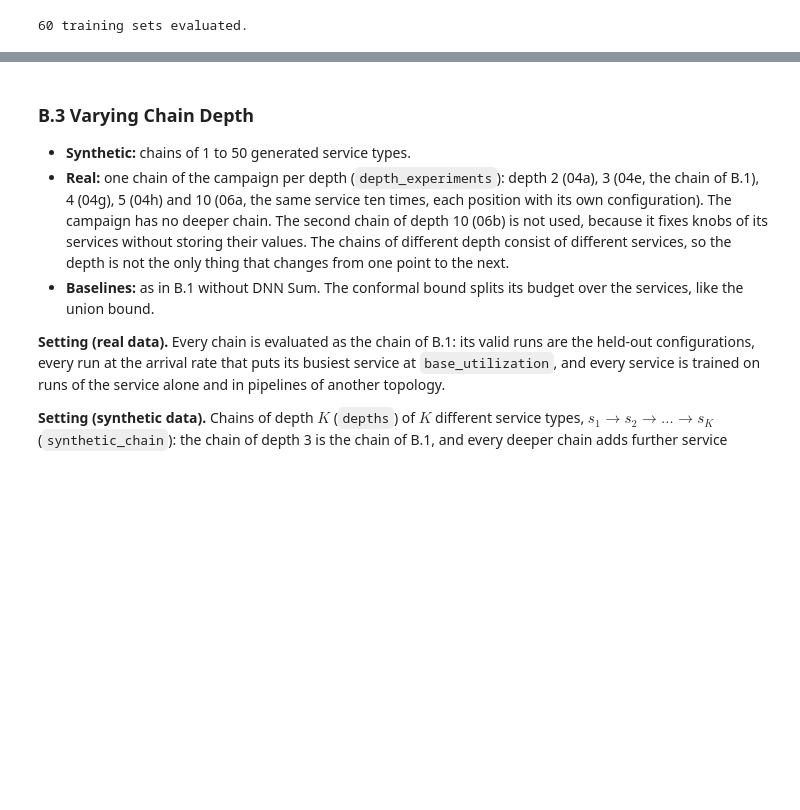
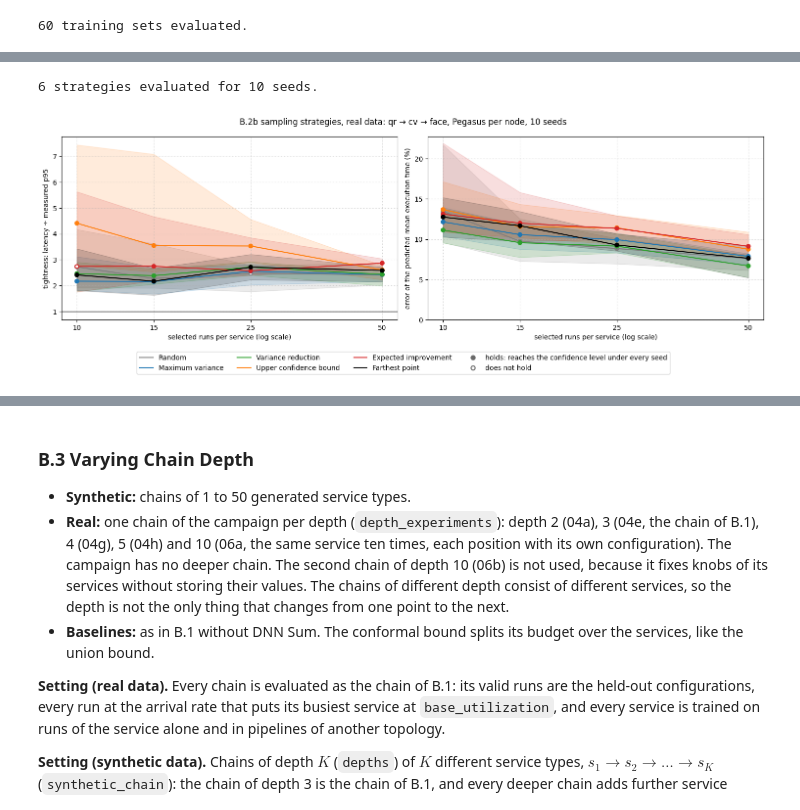
Before and after one commit to borissedlak/composable-autonomous-offerings, a Jupyter notebook: notebooks/tsc/2_evaluation.ipynb, the cells around one changed output, grey strips where cells are left out. Saved outputs shown, nothing was run; the diff lists cells and outputs as text; code cells hidden in the pictures; blank space fills up the shorter version.

```diff
--- a/notebooks/tsc/2_evaluation.ipynb
+++ b/notebooks/tsc/2_evaluation.ipynb
@@ -549,0 +673,31 @@ display(Markdown(
+# %%
+# B.2b, real data: every service selects its training runs one by one among its measured runs (real_exploration_results in
+# pegasus/exploration.py). This cell imports what it needs itself, so nothing above has to be run again.
+from pegasus.exploration import POOL_STRATEGIES, real_exploration_results
+
+explore_experiment = "04e-chain-qr-cv-face"   # the real chain of B.1
+real_bases = bases if data_source == "real" else {
+    s: load_chain_data("real", experiment=explore_experiment, utilization=0.5, level=1 - alpha, coverage_check=coverage_check, seed=[seed, s]) for s in seeds}
+pool_bounds, pool_truth = {}, {}                                                                    # (size, seed) -> strategy -> ("proposed", latency per held-out run) / truth
+pool_error = {strategy: np.empty((len(explore_sizes), len(seeds))) for strategy in POOL_STRATEGIES}   # relative error of the predicted mean
+with warnings.catch_warnings():
+    # with few runs the fitted GP hyperparameters often end at their bounds, and scikit-learn warns for every model
+    warnings.simplefilter("ignore", ConvergenceWarning)
+    for j, s in enumerate(seeds):
+        for strategy in POOL_STRATEGIES:
+            results = real_exploration_results(explore_experiment, real_bases[s], strategy, explore_sizes, n_initial, seed=[seed, s, 300], alpha=alpha,
+                                               confidence=confidence, model_seed=seed + s)
+            for i, size in enumerate(explore_sizes):
+                pool_bounds.setdefault((size, s), {})[strategy] = ("proposed", results[size][0])
+                pool_truth[(size, s)] = (real_bases[s].measured, real_bases[s].measured_low)
+                pool_error[strategy][i, j] = results[size][1]
+print(f"{len(POOL_STRATEGIES)} strategies evaluated for {len(seeds)} seeds.")
+# %% [output]
+6 strategies evaluated for 10 seeds.
+# %%
+pool_statistics = sweep_statistics(pool_bounds, pool_truth, explore_sizes, seeds, confidence)   # strategy -> coverage, tightness, holds, computed
+exploration_figure(explore_sizes, pool_statistics, pool_error,
+                   f"B.2b sampling strategies, real data: {' → '.join(real_bases[seeds[0]].path)}, Pegasus per node, {len(seeds)} seeds", p_label,
+                   xlabel="selected runs per service (log scale)")
+# %% [output]
+[figure, added]
```
Also changed, not shown: parts of 14 cells of this notebook, 3 other files.
